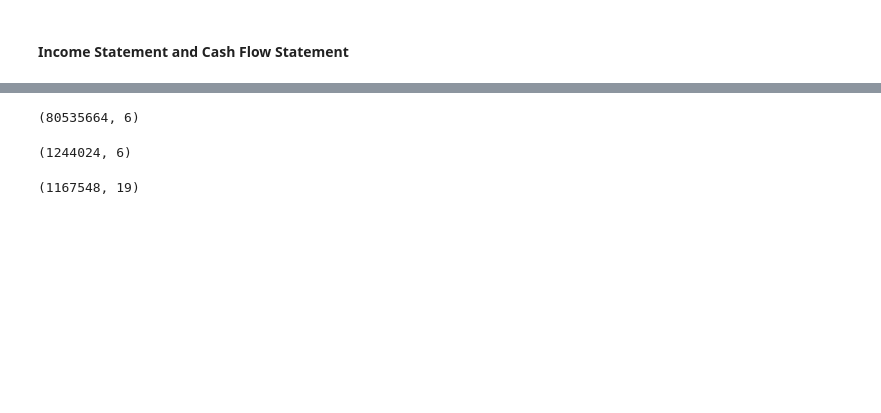
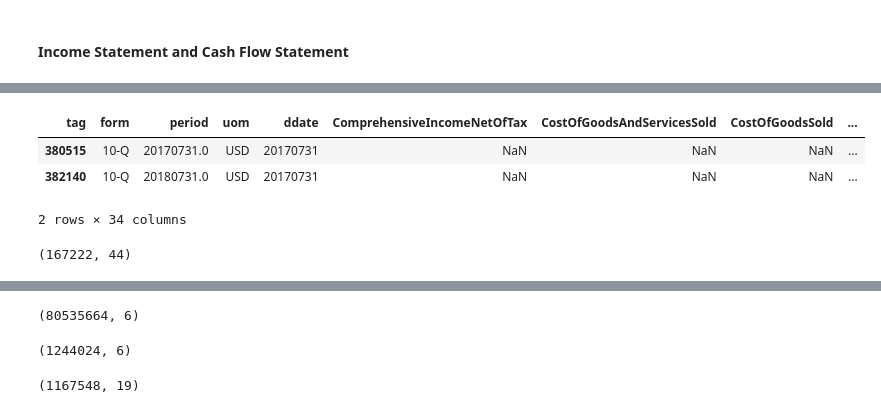
Before and after one commit to cnance09/Small-Cap-Scout, a Jupyter notebook: notebooks/Notebook_CN.ipynb, the cells around one changed output, grey strips where cells are left out. Cells and saved outputs as stored; diff of their text form; code cells hidden in the pictures; blank space fills up the shorter version.

```diff
--- a/notebooks/Notebook_CN.ipynb
+++ b/notebooks/Notebook_CN.ipynb
@@ -174,0 +338,14 @@ num.shape
+# %%
+df_pivot_is['n_cik'] = df_pivot_is.groupby(['cik'])['cik'].transform('count')
+#df_pivot_is = df_pivot_is[df_pivot_is.cik>100_000].tag.unique()
+df_pivot_is[df_pivot_is.n_cik==100]
+df_pivot_is[(df_pivot_is.name=='INNSUITES HOSPITALITY TRUST')&(df_pivot_is.date=='2017-07-31')].iloc[:,10:]
+# %% [output]
+| tag | form | period | uom | ddate | ComprehensiveIncomeNetOfTax | CostOfGoodsAndServicesSold | CostOfGoodsSold | ... |
+| 380515 | 10-Q | 20170731.0 | USD | 20170731 | NaN | NaN | NaN | ... |
+| 382140 | 10-Q | 20180731.0 | USD | 20170731 | NaN | NaN | NaN | ... |
+2 rows × 34 columns
+# %%
+df_pivot_is.shape
+# %% [output]
+(167222, 44)
```
Also changed, not shown: parts of 62 cells of this notebook.
